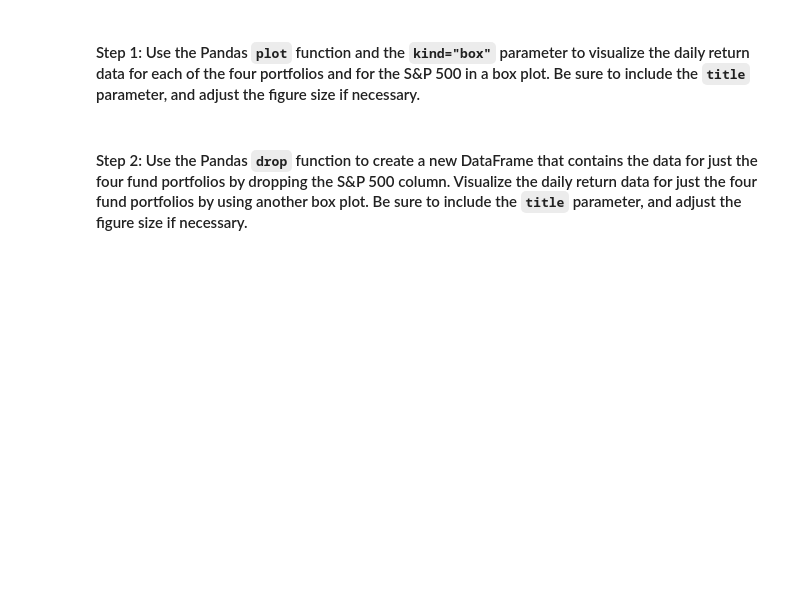
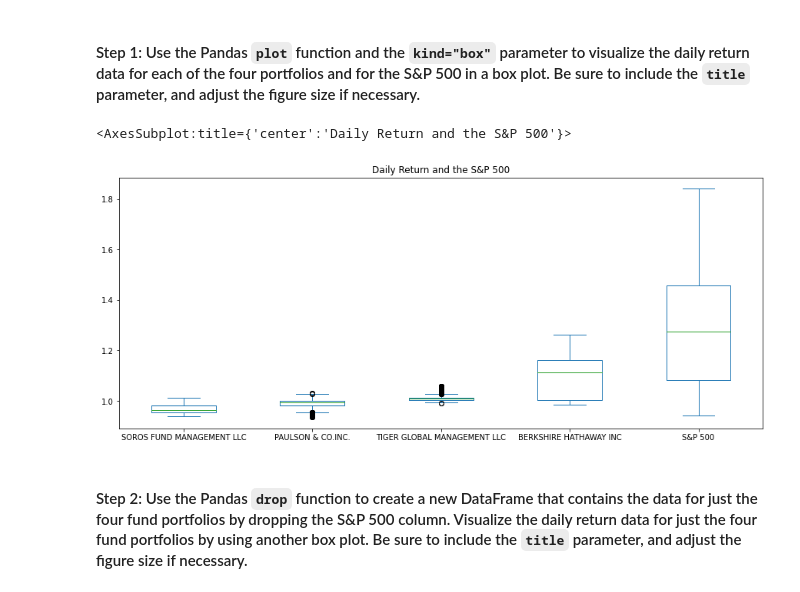
Before and after one commit to beowulf888/Module_4_Challenge, a Jupyter notebook: risk_return_analysis.ipynb, the cells around one changed output. Drawn from its saved outputs; the diff is of its cells as text; code cells hidden in the pictures; blank space fills up the shorter version.

```diff
--- a/risk_return_analysis.ipynb
+++ b/risk_return_analysis.ipynb
@@ -205,7 +205,10 @@ Analyze the volatility of each of the four fund portfolios and of the S&P 500 In
 # %%
 # Use the daily return data to create box plots to visualize the volatility of the 4 funds and the S&P 500
 # Include a title parameter and adjust the figure size
-# YOUR CODE HERE
+cum_returns.plot(kind = "box", figsize = (15, 6), title = "Daily Return and the S&P 500")
+# %% [output]
+<AxesSubplot:title={'center':'Daily Return and the S&P 500'}>
+[figure, added]
 # %% [markdown]
 #### Step 2: Use the Pandas `drop` function to create a new DataFrame that contains the data for just the four fund portfolios by dropping the S&P 500 column. Visualize the daily return data for just the four fund portfolios by using another box plot. Be sure to include the `title` parameter, and adjust the figure size if necessary.
 # %%
```
Also changed, not shown: parts of 24 cells of this notebook.
